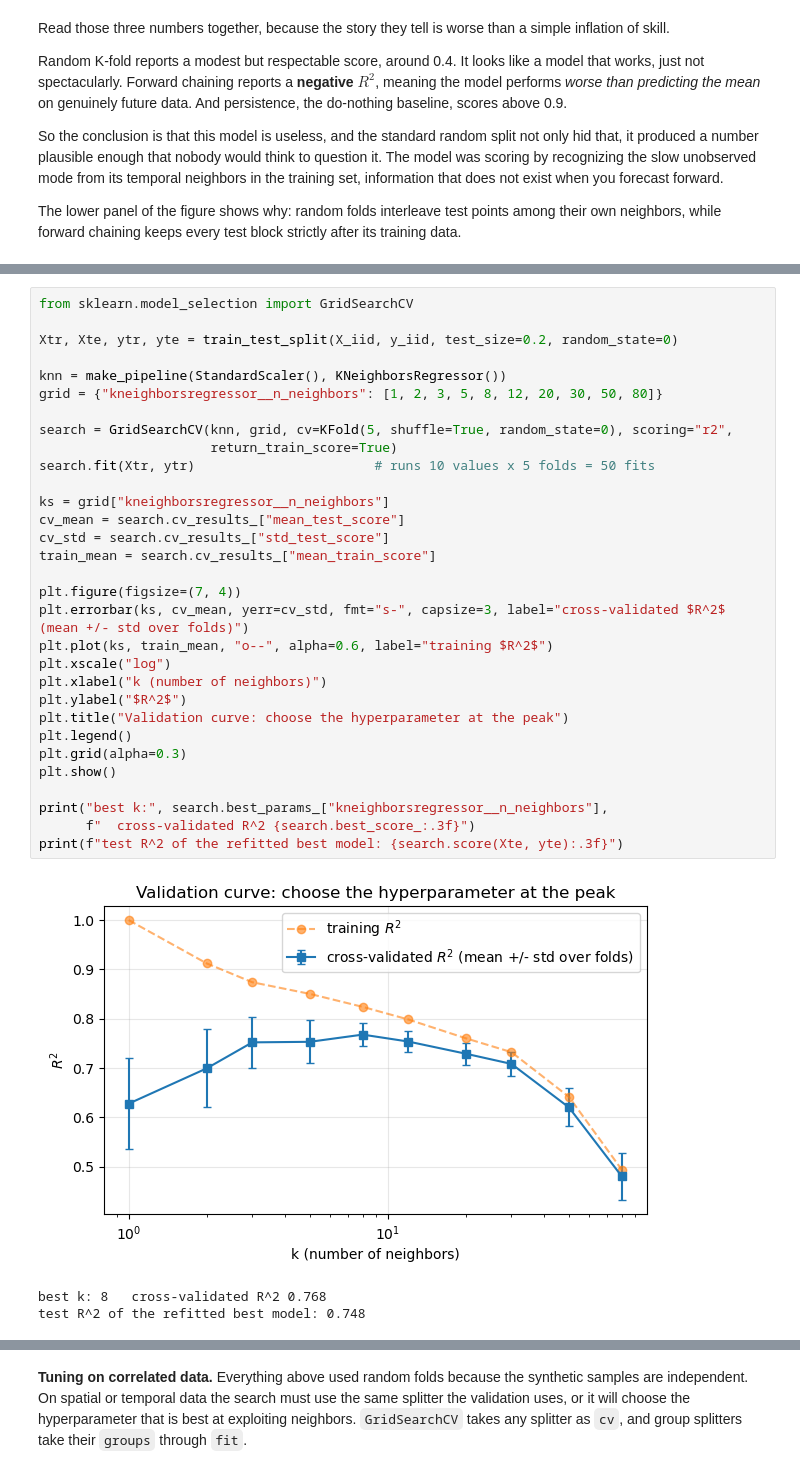
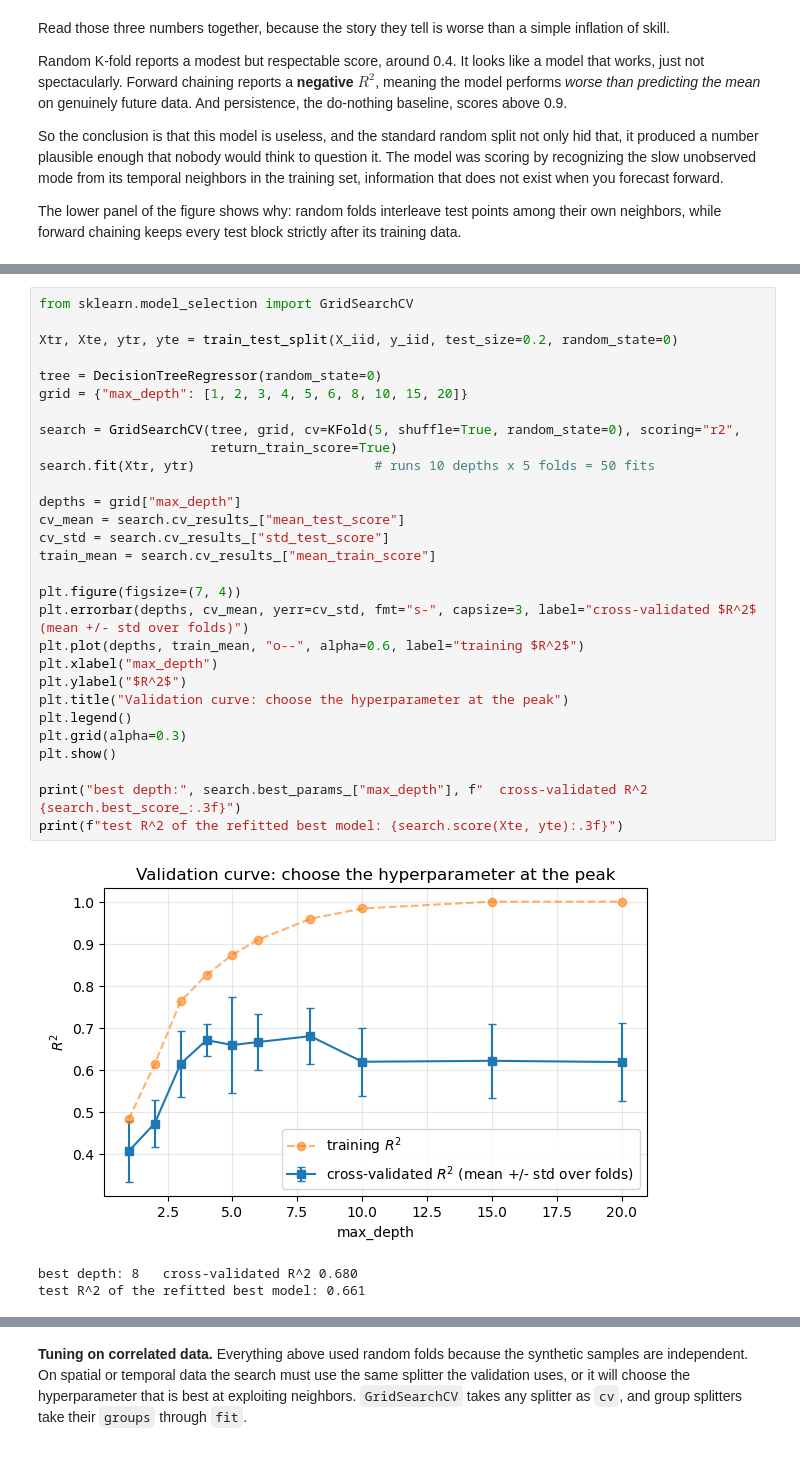
Before and after one commit to dmw2166/ML4Climate2026, a Jupyter notebook: lectures_ML/ModelEvaluation/validation.ipynb, the cells around one changed output, grey strips where cells are left out. Saved outputs shown, nothing was run; the diff lists cells and outputs as text.

```diff
--- a/lectures_ML/ModelEvaluation/validation.ipynb
+++ b/lectures_ML/ModelEvaluation/validation.ipynb
@@ -464,36 +464,34 @@ cross-validation, after holding out a test set that the search never sees.
 # %%
 from sklearn.model_selection import GridSearchCV
 
 Xtr, Xte, ytr, yte = train_test_split(X_iid, y_iid, test_size=0.2, random_state=0)
 
-knn = make_pipeline(StandardScaler(), KNeighborsRegressor())
-grid = {"kneighborsregressor__n_neighbors": [1, 2, 3, 5, 8, 12, 20, 30, 50, 80]}
+tree = DecisionTreeRegressor(random_state=0)
+grid = {"max_depth": [1, 2, 3, 4, 5, 6, 8, 10, 15, 20]}
 
-search = GridSearchCV(knn, grid, cv=KFold(5, shuffle=True, random_state=0), scoring="r2",
+search = GridSearchCV(tree, grid, cv=KFold(5, shuffle=True, random_state=0), scoring="r2",
                       return_train_score=True)
-search.fit(Xtr, ytr)                       # runs 10 values x 5 folds = 50 fits
+search.fit(Xtr, ytr)                       # runs 10 depths x 5 folds = 50 fits
 
-ks = grid["kneighborsregressor__n_neighbors"]
+depths = grid["max_depth"]
 cv_mean = search.cv_results_["mean_test_score"]
 cv_std = search.cv_results_["std_test_score"]
 train_mean = search.cv_results_["mean_train_score"]
 
 plt.figure(figsize=(7, 4))
-plt.errorbar(ks, cv_mean, yerr=cv_std, fmt="s-", capsize=3, label="cross-validated $R^2$ (mean +/- std over folds)")
-plt.plot(ks, train_mean, "o--", alpha=0.6, label="training $R^2$")
-plt.xscale("log")
-plt.xlabel("k (number of neighbors)")
+plt.errorbar(depths, cv_mean, yerr=cv_std, fmt="s-", capsize=3, label="cross-validated $R^2$ (mean +/- std over folds)")
+plt.plot(depths, train_mean, "o--", alpha=0.6, label="training $R^2$")
+plt.xlabel("max_depth")
 plt.ylabel("$R^2$")
 plt.title("Validation curve: choose the hyperparameter at the peak")
 plt.legend()
 plt.grid(alpha=0.3)
 plt.show()
 
-print("best k:", search.best_params_["kneighborsregressor__n_neighbors"],
-      f"  cross-validated R^2 {search.best_score_:.3f}")
+print("best depth:", search.best_params_["max_depth"], f"  cross-validated R^2 {search.best_score_:.3f}")
 print(f"test R^2 of the refitted best model: {search.score(Xte, yte):.3f}")
 # %% [output]
-[figure, old version]
+[figure, new version]
-best k: 8   cross-validated R^2 0.768
-test R^2 of the refitted best model: 0.748
+best depth: 8   cross-validated R^2 0.680
+test R^2 of the refitted best model: 0.661
 # %% [markdown]
```
Also changed, not shown: parts of 15 cells of this notebook, 1 other file.
